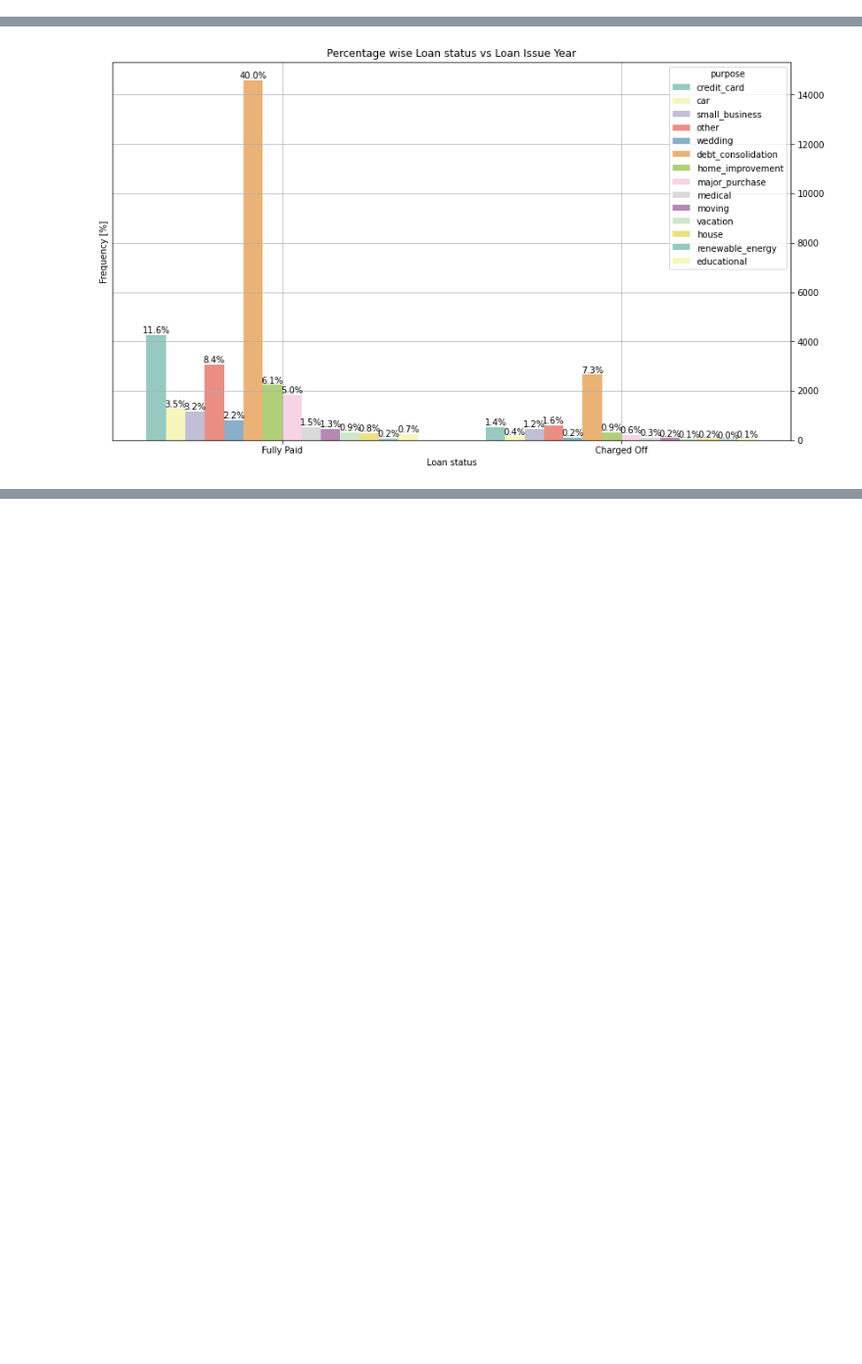
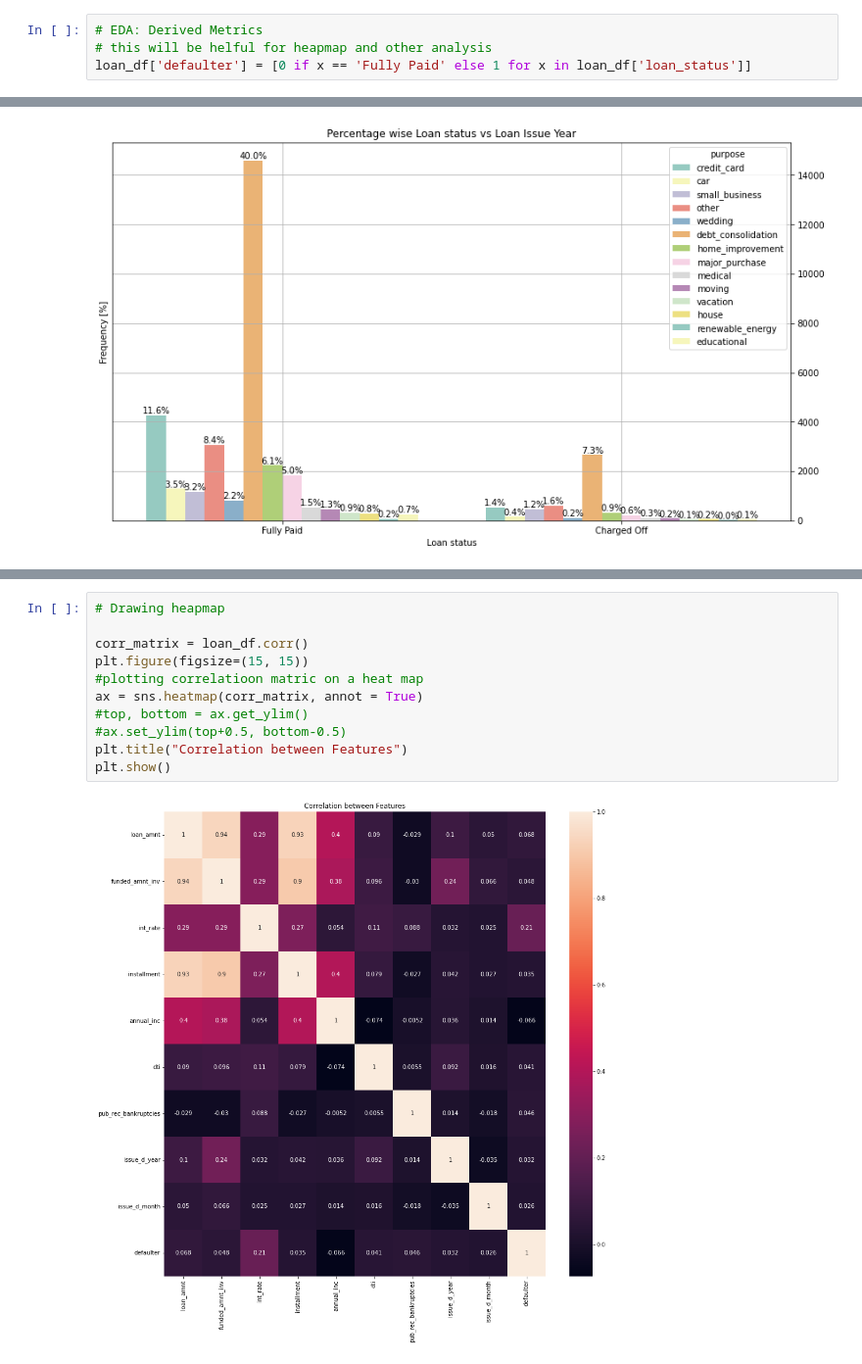
Before and after one commit to rahul2july/lendingclubcasestudy, a Jupyter notebook: rahulgupta.ipynb, the cells around one changed output, grey strips where cells are left out. Shown at 98% size. Saved outputs shown, nothing was run; the diff lists cells and outputs as text; blank space fills up the shorter version.

```diff
--- a/rahulgupta.ipynb
+++ b/rahulgupta.ipynb
@@ -307,6 +307,10 @@ loan_df.head()
 | 2 | 2400 | 2400 | 36 | 15.96 | 84.33 | C | 10 | RENT | ... |
 | 3 | 10000 | 10000 | 36 | 13.49 | 339.31 | C | 10 | RENT | ... |
 | 5 | 5000 | 5000 | 36 | 7.90 | 156.46 | A | 3 | RENT | ... |
+# %%
+# EDA: Derived Metrics
+# this will be helful for heapmap and other analysis
+loan_df['defaulter'] = [0 if x == 'Fully Paid' else 1 for x in loan_df['loan_status']]
 # %%
 # EDA: Bivariate Analysis
 # We will compare loan_status with rest of the features/columns to find the Defaulter pattern
@@ -503,2 +505,15 @@ plt_graph(loan_df, "loan_status",'Loan status','Percentage wise Loan status vs L
 # %% [output]
 [figure]
+# %%
+# Drawing heapmap
+
+corr_matrix = loan_df.corr()
+plt.figure(figsize=(15, 15))
+#plotting correlatioon matric on a heat map
+ax = sns.heatmap(corr_matrix, annot = True)
+#top, bottom = ax.get_ylim()
+#ax.set_ylim(top+0.5, bottom-0.5)
+plt.title("Correlation between Features")
+plt.show()
+# %% [output]
+[figure, added]
```
Also changed, not shown: parts of 12 cells of this notebook, 1 other file.
